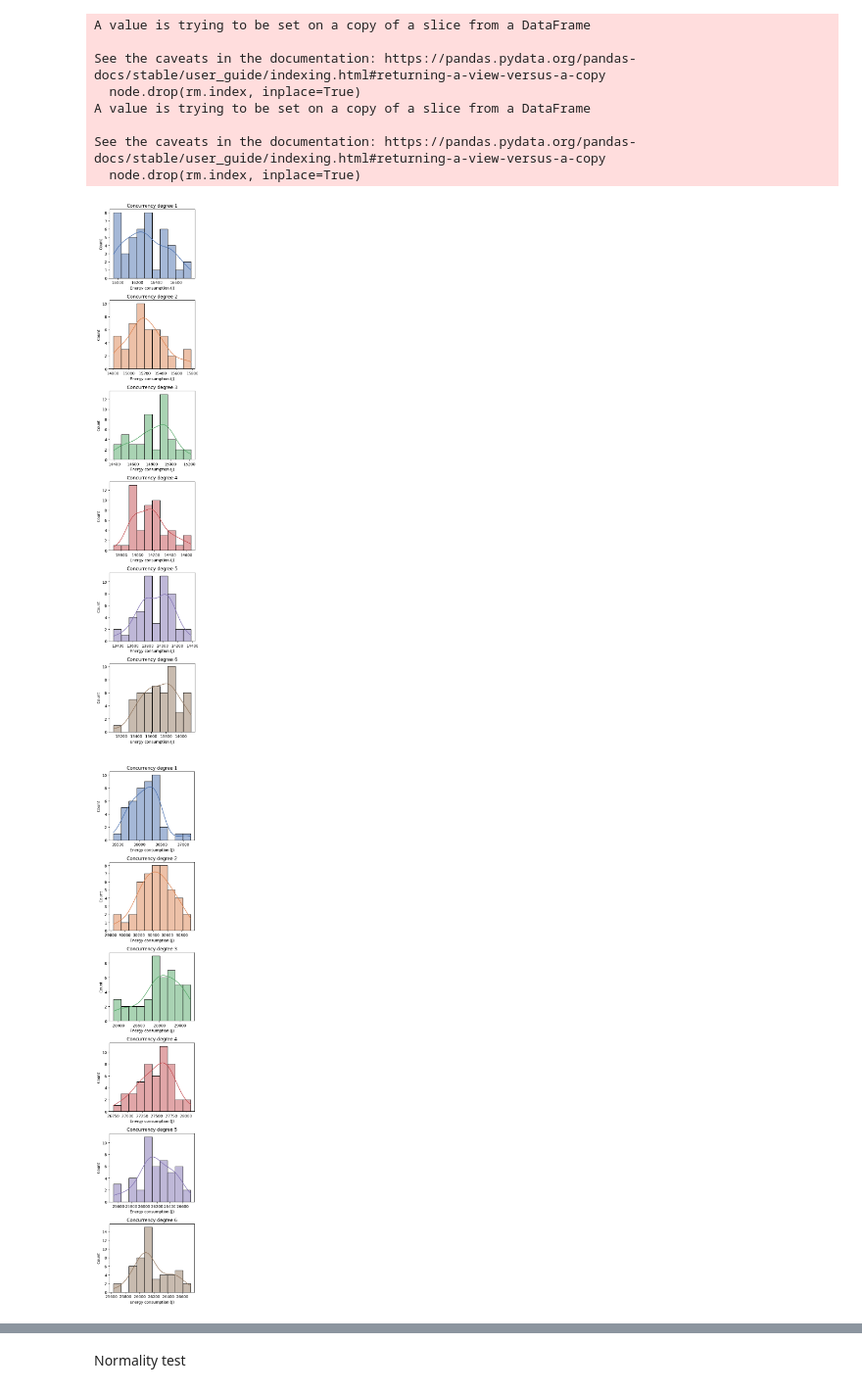
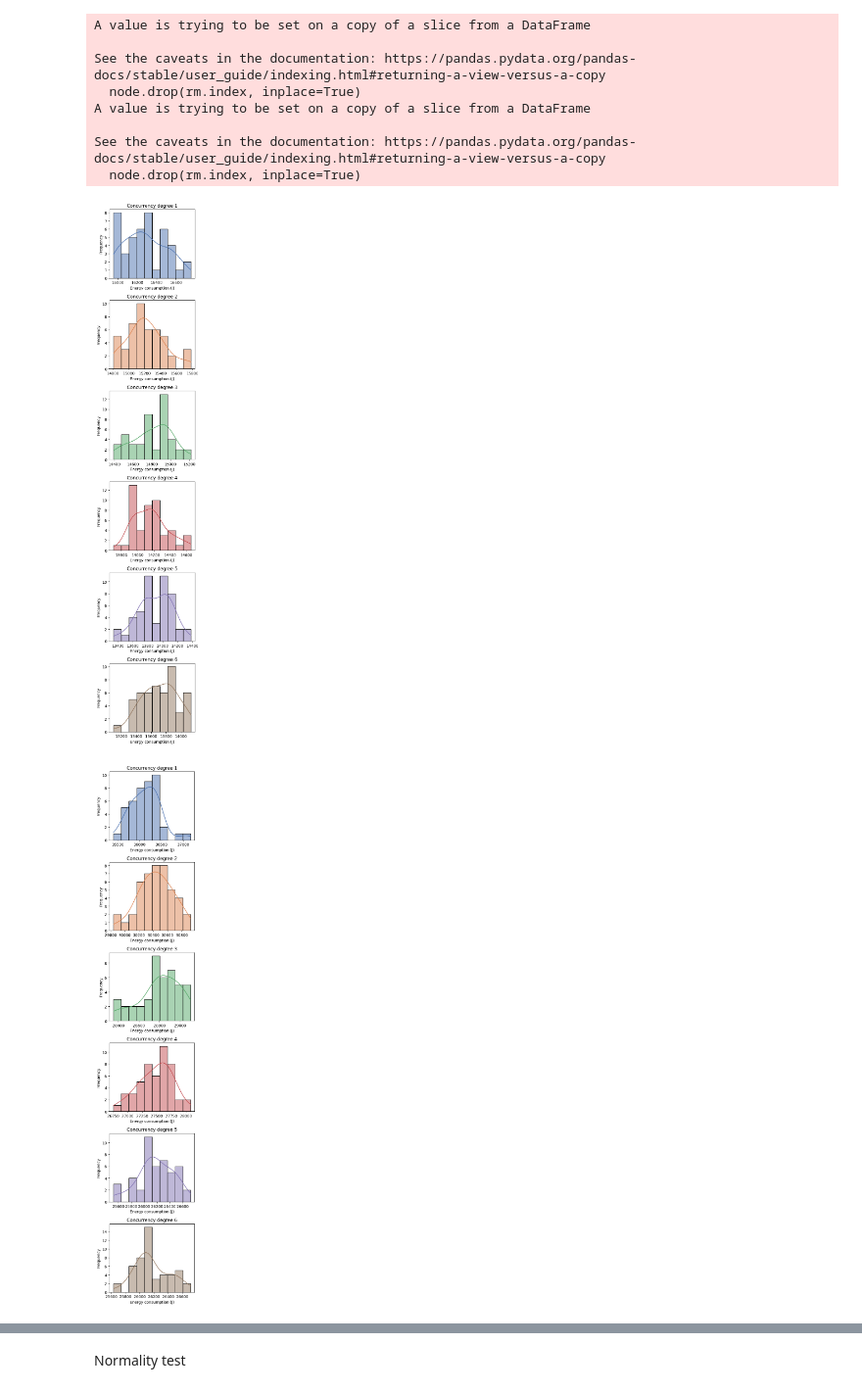
Before and after one commit to Flavio8699/ms-thesis-replication-package, a Jupyter notebook: replication-package-RQ1-2/Experiment/analysis.ipynb, the cells around one changed output, grey strips where cells are left out. Shown at 98% size. Drawn from its saved outputs; the diff is of its cells as text; code cells hidden in the pictures.

```diff
--- a/replication-package-RQ1-2/Experiment/analysis.ipynb
+++ b/replication-package-RQ1-2/Experiment/analysis.ipynb
@@ -90,6 +90,7 @@ for node, df in enumerate([node1, node2]):
                  kde=True,
                  bins=10)
         ax.set_title(f'Concurrency degree {i}')
+        ax.set_ylabel('Frequency')
         ax.set_xlabel('Energy consumption (J)')
 
     plt.tight_layout()
@@ -111,6 +112,7 @@ for node, df in enumerate([node1, node2]):
                      kde=True,
                      bins=10)
         ax.set_title(f'Concurrency degree {i}')
+        ax.set_ylabel('Frequency')
         ax.set_xlabel('Execution duration (s)')
 
     plt.tight_layout()
@@ -183,24 +185,25 @@ See the caveats in the documentation: https://pandas.pydata.org/pandas-docs/stab
 # %%
 for node, df in enumerate([node1, node2]):
     fig, axes = plt.subplots(6, 1, figsize=(4, 20))
     axes = axes.flatten()
 
     for i in range(1, 7):
         ax = axes[i - 1]
         sns.histplot(df[df['concurrency_degree'] == i]['pipeline_joules_consumption'],
                      ax=ax,
                      color=colors[i - 1],
                      kde=True,
                      bins=10)
         ax.set_title(f'Concurrency degree {i}')
+        ax.set_ylabel('Frequency')
         ax.set_xlabel('Energy consumption (J)')
 
     plt.tight_layout()
     plt.savefig(f'pnode-{node+1}-hist-without-outliers-e-consumption.pdf', dpi=300)
     plt.show()
 # %% [output]
-[figure, old version]
+[figure, new version]
-[figure, old version]
+[figure, new version]
 # %%
 for node, df in enumerate([node1, node2]):
     fig, axes = plt.subplots(6, 1, figsize=(4, 20))
```
Also changed, not shown: parts of 3 cells of this notebook.
